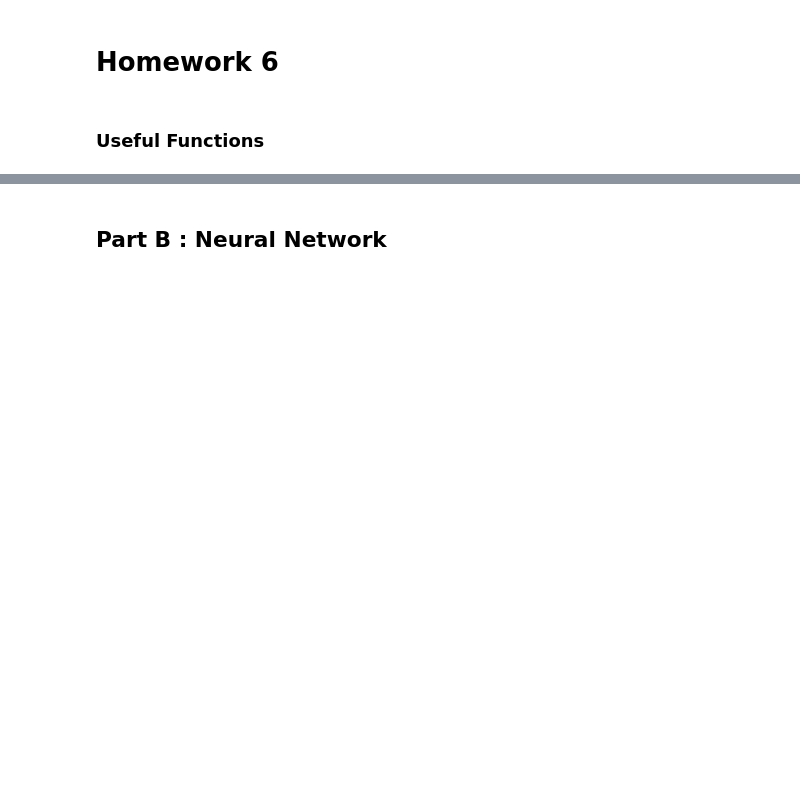
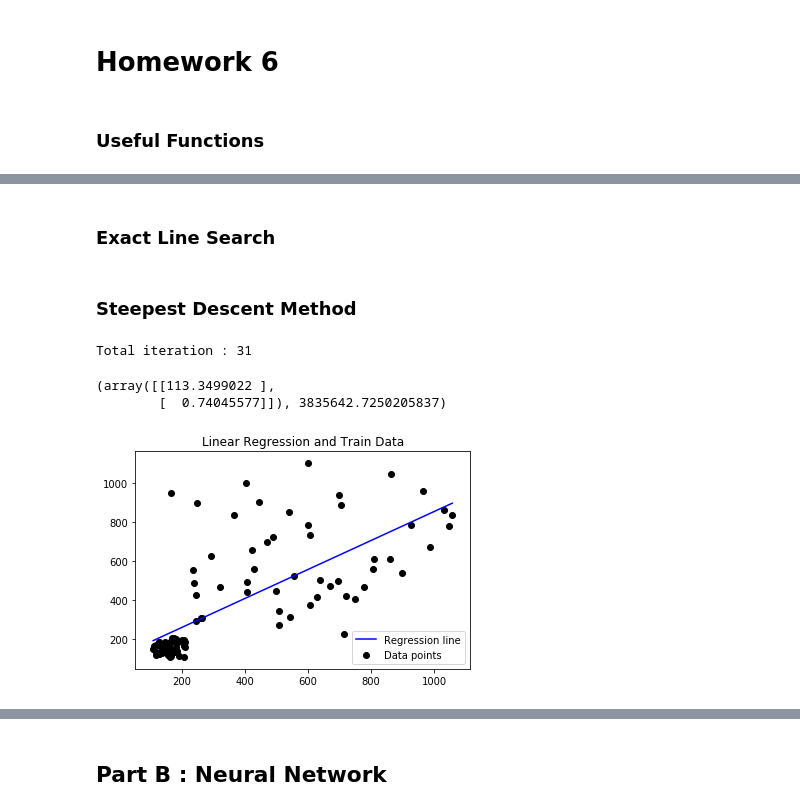
Before and after one commit to akinelden/ie440-homework6, a Jupyter notebook: Akin.ipynb, the cells around one changed output, grey strips where cells are left out. Drawn from its saved outputs; the diff is of its cells as text; code cells hidden in the pictures; blank space fills up the shorter version.

```diff
--- a/Akin.ipynb
+++ b/Akin.ipynb
@@ -27,14 +41,18 @@ gf_b = lambdify([[w0, w1, w2]], func_b.diff([[w0, w1, w2]]), "numpy")
 grad_fb = lambda x_arr : np.array(gf_b(x_arr), 'float64').reshape(1,len(x_arr))
 # %% [markdown]
 ### Useful Functions
+# %%
+regA = lambda w_s, x_arr : x_arr * w_s[1,0] + w_s[0,0]
+regB = lambda w_s, x_arr : x_arr**2 * w_s[2,0] + x_arr * w_s[1,0] + w_s[0,0]
 # %%
-def plotRegressionGraph(data, regFunc, labels=[], name="graph"):
-    xmin = data[:,0].min
-    xmax = data[:,0].max
+def plotRegressionGraph(data, regFunc, w_star, title, name="graph"):
+    xmin = data[:,0].min()
+    xmax = data[:,0].max()
     t1 = np.arange(xmin-1, xmax+1, 0.1)
     plt.figure()
-    plt.plot(t1, regFunc(t1), 'b-', label='Regression line')
+    plt.plot(t1, regFunc(w_star, t1), 'b-', label='Regression line')
     plt.scatter(data[:,0], data[:,1], color="black", label="Data points")
+    plt.title(title)
     plt.legend()
     plt.savefig("{0}.png".format(name))
 # %%
@@ -51,0 +72,2 @@ class OutputTable:
+# %% [markdown]
+### Exact Line Search
@@ -51,0 +113,32 @@ class OutputTable:
+# %% [markdown]
+### Steepest Descent Method
+# %%
+def steepestDescentMethod(f, grad_f, x_0, descentEpsilon, exactLineEpsilon=10**(-10)):
+    xk = np.array(x_0).reshape(-1,1)
+    k = 0
+    stop = False
+    output = OutputTable()
+    while(stop == False):
+        d = - np.transpose(grad_f(xk))
+        if(np.linalg.norm(d) < descentEpsilon):
+            stop = True
+        else:
+            a = ExactLineSearch(f,xk,d, exactLineEpsilon)
+            xkp = xk + a*d
+            output.add_row(k, xk, f(xk), d, a, xkp)
+            k += 1
+            xk = xkp
+    output.add_row(k,xk,f(xk),d,None,np.array([]))
+    print("Total iteration : {0}".format(k))
+    return xk, f(xk).item(), output
+# %%
+ws_a, fs_a, outputs_a = steepestDescentMethod(f_a, grad_fa, [0,0], 0.001)
+ws_a, fs_a
+# %% [output]
+Total iteration : 31
+(array([[113.3499022 ],
+        [  0.74045577]]), 3835642.7250205837)
+# %%
+plotRegressionGraph(np.array(train_data), regA, ws_a, "Linear Regression and Train Data")
+# %% [output]
+[figure, added]
```
Also changed, not shown: parts of 13 cells of this notebook.
